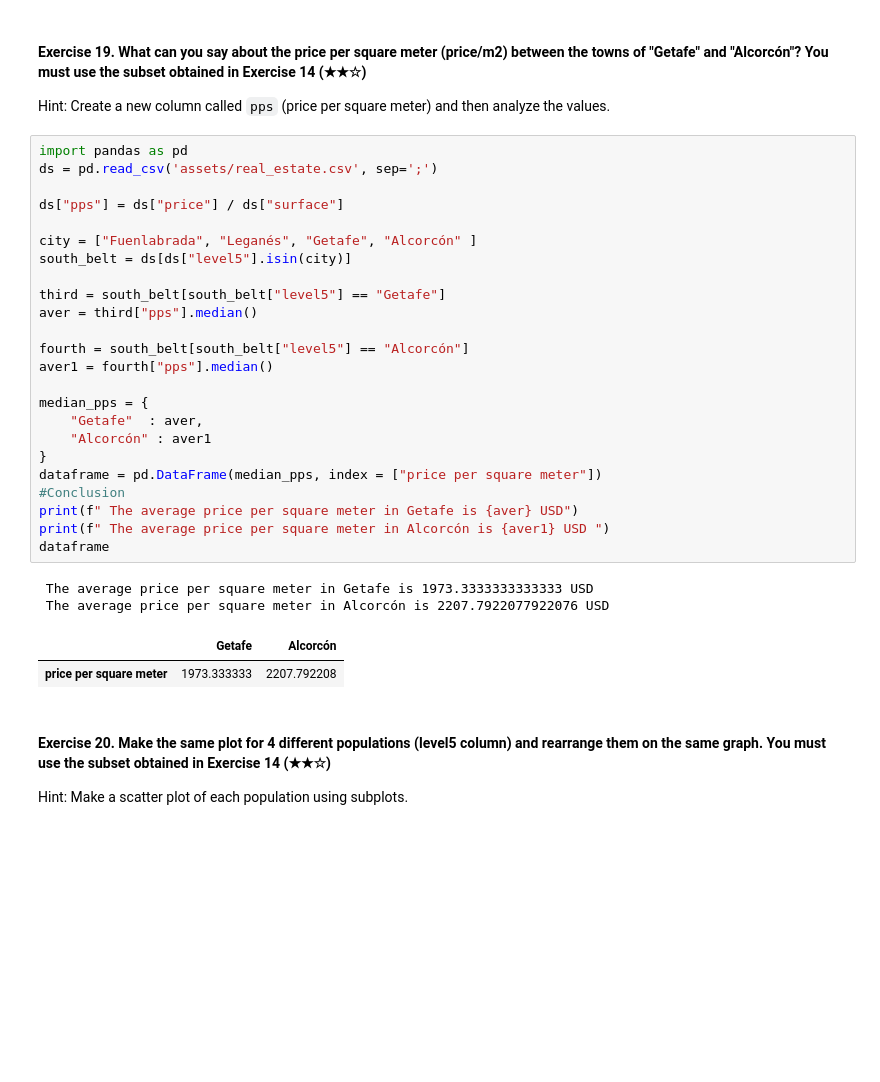
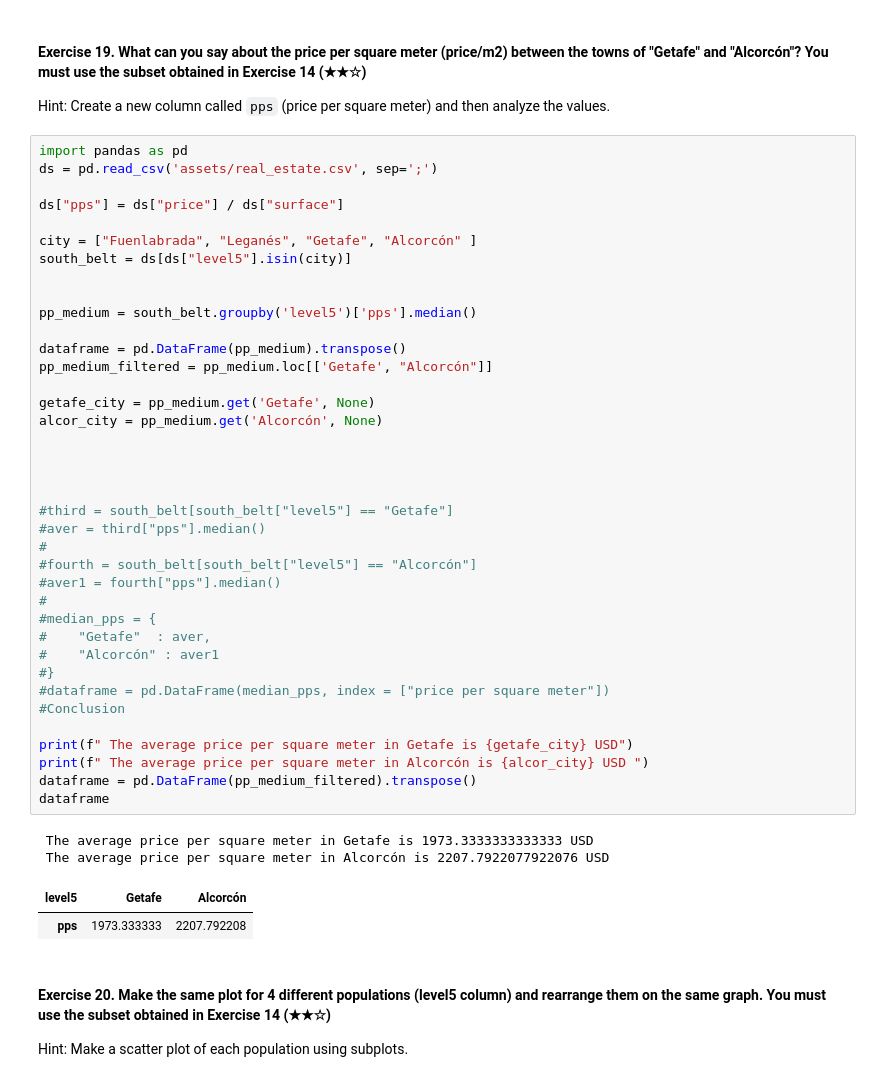
Before and after one commit to npebsjp/realestate-datacleanup-exercise, a Jupyter notebook: project.ipynb, the cells around one changed output. Drawn from its saved outputs; the diff is of its cells as text; blank space fills up the shorter version.

```diff
--- a/project.ipynb
+++ b/project.ipynb
@@ -587,32 +578,46 @@ Hint: Create a new column called `pps` (price per square meter) and then analyze
 # %%
 import pandas as pd
 ds = pd.read_csv('assets/real_estate.csv', sep=';')
 
 ds["pps"] = ds["price"] / ds["surface"]
 
 city = ["Fuenlabrada", "Leganés", "Getafe", "Alcorcón" ]
 south_belt = ds[ds["level5"].isin(city)]
 
-third = south_belt[south_belt["level5"] == "Getafe"]
-aver = third["pps"].median()
 
-fourth = south_belt[south_belt["level5"] == "Alcorcón"]
-aver1 = fourth["pps"].median()
+pp_medium = south_belt.groupby('level5')['pps'].median()
 
-median_pps = {
-    "Getafe"  : aver,
-    "Alcorcón" : aver1
-}
-dataframe = pd.DataFrame(median_pps, index = ["price per square meter"])
+dataframe = pd.DataFrame(pp_medium).transpose()
+pp_medium_filtered = pp_medium.loc[['Getafe', "Alcorcón"]]
+
+getafe_city = pp_medium.get('Getafe', None)
+alcor_city = pp_medium.get('Alcorcón', None)
+
+
+
+
+#third = south_belt[south_belt["level5"] == "Getafe"]
+#aver = third["pps"].median()
+#
+#fourth = south_belt[south_belt["level5"] == "Alcorcón"]
+#aver1 = fourth["pps"].median()
+#
+#median_pps = {
+#    "Getafe"  : aver,
+#    "Alcorcón" : aver1
+#}
+#dataframe = pd.DataFrame(median_pps, index = ["price per square meter"])
 #Conclusion
-print(f" The average price per square meter in Getafe is {aver} USD")
-print(f" The average price per square meter in Alcorcón is {aver1} USD ")
+
+print(f" The average price per square meter in Getafe is {getafe_city} USD")
+print(f" The average price per square meter in Alcorcón is {alcor_city} USD ")
+dataframe = pd.DataFrame(pp_medium_filtered).transpose()
 dataframe
 # %% [output]
  The average price per square meter in Getafe is 1973.3333333333333 USD
  The average price per square meter in Alcorcón is 2207.7922077922076 USD
-|  | Getafe | Alcorcón |
-| price per square meter | 1973.333333 | 2207.792208 |
+| level5 | Getafe | Alcorcón |
+| pps | 1973.333333 | 2207.792208 |
 # %% [markdown]
 #### Exercise 20. Make the same plot for 4 different populations (level5 column) and rearrange them on the same graph. You must use the subset obtained in Exercise 14 (★★☆)
 
```
Also changed, not shown: parts of 2 cells of this notebook.
